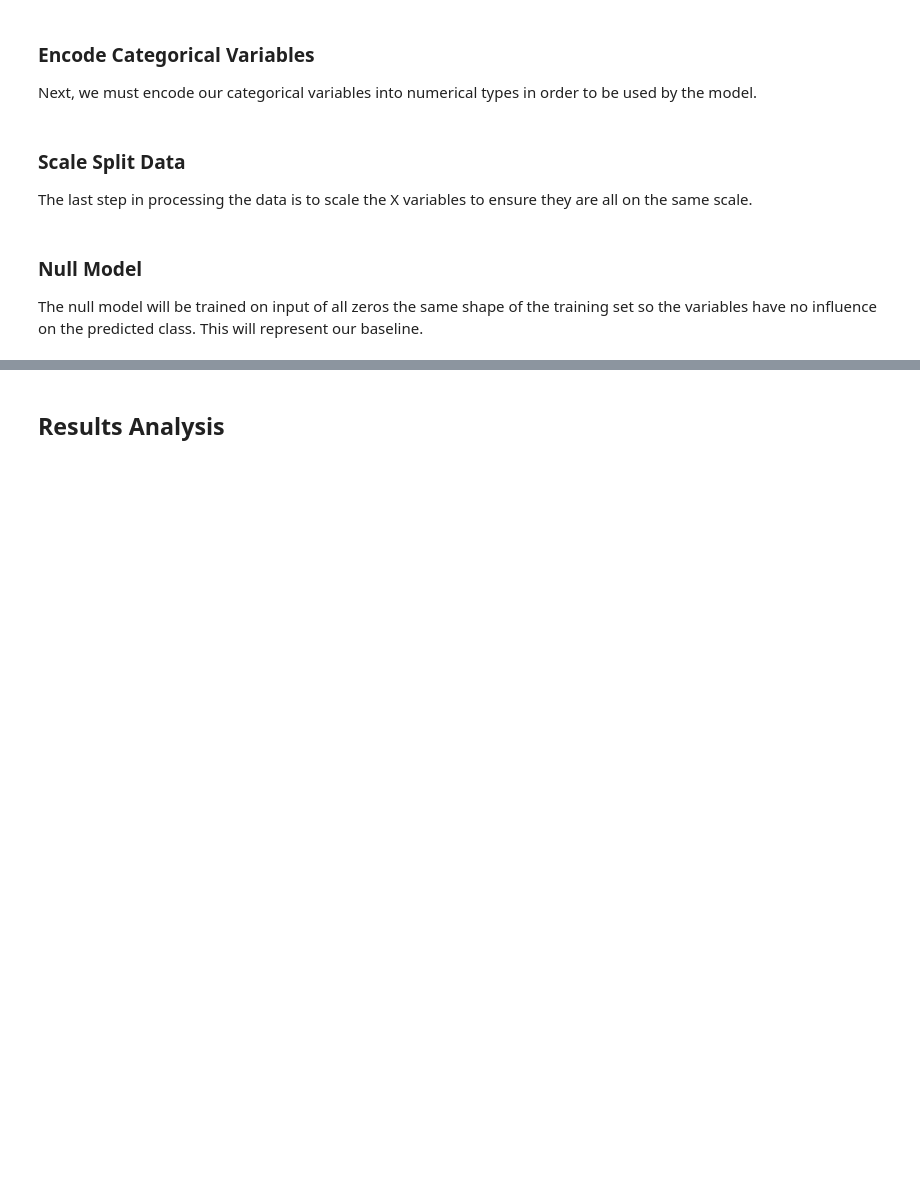
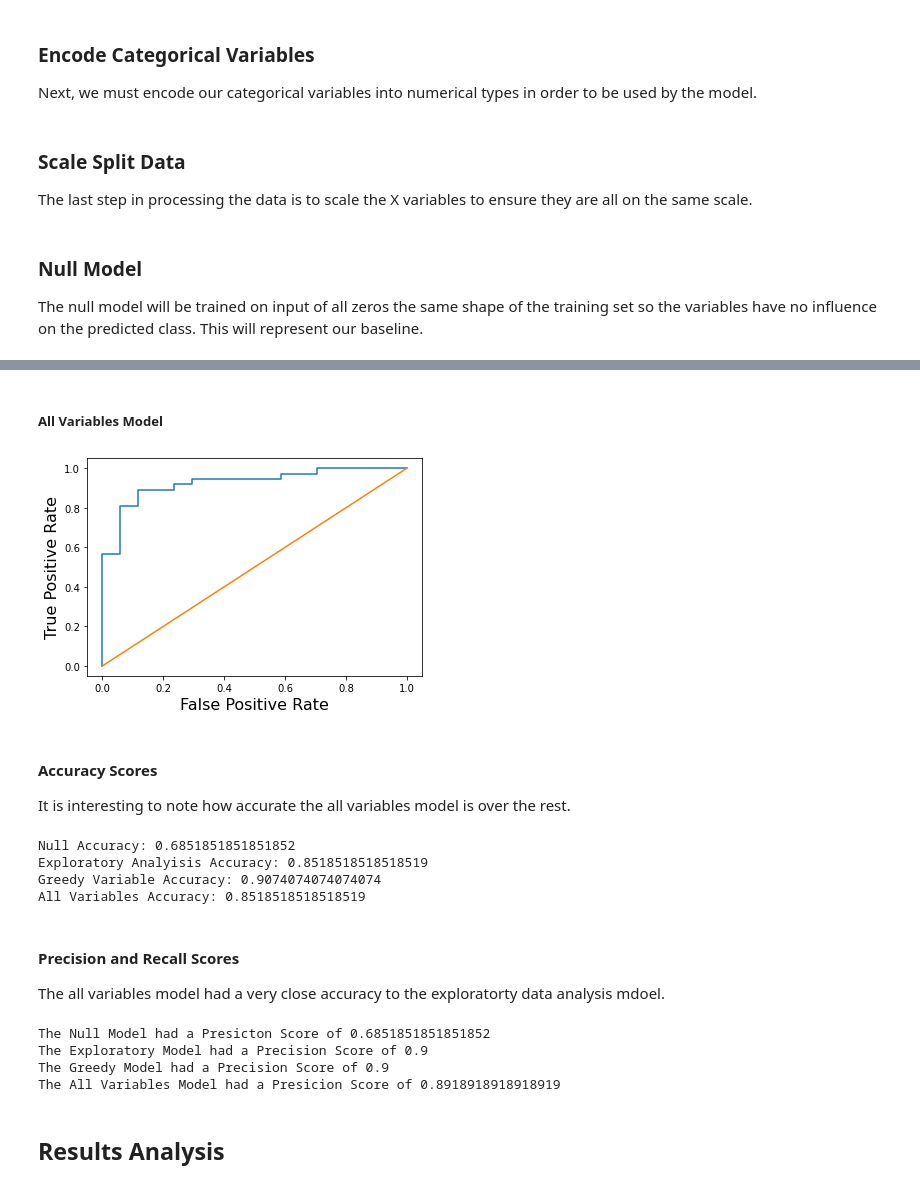
Before and after one commit to tylerfaulkner/dataScienceFinal, a Jupyter notebook: CS3300_final.ipynb, the cells around one changed output, grey strips where cells are left out. Saved outputs shown, nothing was run; the diff lists cells and outputs as text; code cells hidden in the pictures; blank space fills up the shorter version.

```diff
--- a/CS3300_final.ipynb
+++ b/CS3300_final.ipynb
@@ -532,0 +616,3 @@ null_accuracy = accuracy_score(y_test, pred_labels)
+# %%
+all_lr = SGDClassifier(max_iter=10000, loss="log")
+all_lr.fit(X_train, y_train)
@@ -533,2 +674,66 @@ null_accuracy = accuracy_score(y_test, pred_labels)
+# %% [markdown]
+##### All Variables Model
+# %%
+pred_prob_all = all_lr.predict_proba(X_test)[:,1]
+
+fpr, tpr, _ = roc_curve(y_test, pred_prob_all)
+
+plt.plot(fpr, tpr)
+plt.plot([0.0, 1.0], [0.0, 1.0])
+plt.xlabel("False Positive Rate", fontsize=16)
+plt.ylabel("True Positive Rate", fontsize=16)
+
+plt.show()
+# %% [output]
+[figure, added]
+# %% [markdown]
+#### Accuracy Scores
+
+It is interesting to note how accurate the all variables model is over the rest.
+# %%
+print("Null Accuracy: " +str(null_accuracy))
+expa_labels = expa_lr.predict(expa_test)
+expa_accuracy = accuracy_score(y_test, expa_labels)
+print("Exploratory Analyisis Accuracy: " + str(expa_accuracy))
+greedy_labels = greedy_model.predict(greedyx_test)
+greedy_accuracy = accuracy_score(y_test, greedy_labels)
+print("Greedy Variable Accuracy: " + str(greedy_accuracy))
+all_labels = all_lr.predict(X_test)
+all_accuracy = accuracy_score(y_test, all_labels)
+print("All Variables Accuracy: " + str(all_accuracy))
+# %% [output]
+Null Accuracy: 0.6851851851851852
+Exploratory Analyisis Accuracy: 0.8518518518518519
+Greedy Variable Accuracy: 0.9074074074074074
+All Variables Accuracy: 0.8518518518518519
+# %% [markdown]
+#### Precision and Recall Scores
+
+The all variables model had a very close accuracy to the exploratorty data analysis mdoel.
+# %%
+null_prediction = null_lr.predict(zeros_test)
+null_precision = precision_score(y_test, null_prediction)
+
+print("The Null Model had a Presicton Score of " + str(null_precision))
+
+expa_prediction = expa_lr.predict(expa_test)
+expa_prediction = precision_score(y_test, expa_prediction)
+
+print("The Exploratory Model had a Precision Score of " + str(greedy_precision))
+
+greedy_predictions = greedy_model.predict(greedyx_test)
+greedy_precision = precision_score(y_test, greedy_predictions)
+
+print("The Greedy Model had a Precision Score of " + str(greedy_precision))
+
+all_predictions = all_lr.predict(X_test)
+all_precision = precision_score(y_test, all_predictions)
+
+print("The All Variables Model had a Presicion Score of " + str(all_precision))
+# %% [output]
+The Null Model had a Presicton Score of 0.6851851851851852
+The Exploratory Model had a Precision Score of 0.9
+The Greedy Model had a Precision Score of 0.9
+The All Variables Model had a Presicion Score of 0.8918918918918919
 # %% [markdown]
 ## Results Analysis
```
Also changed, not shown: parts of 16 cells of this notebook.
